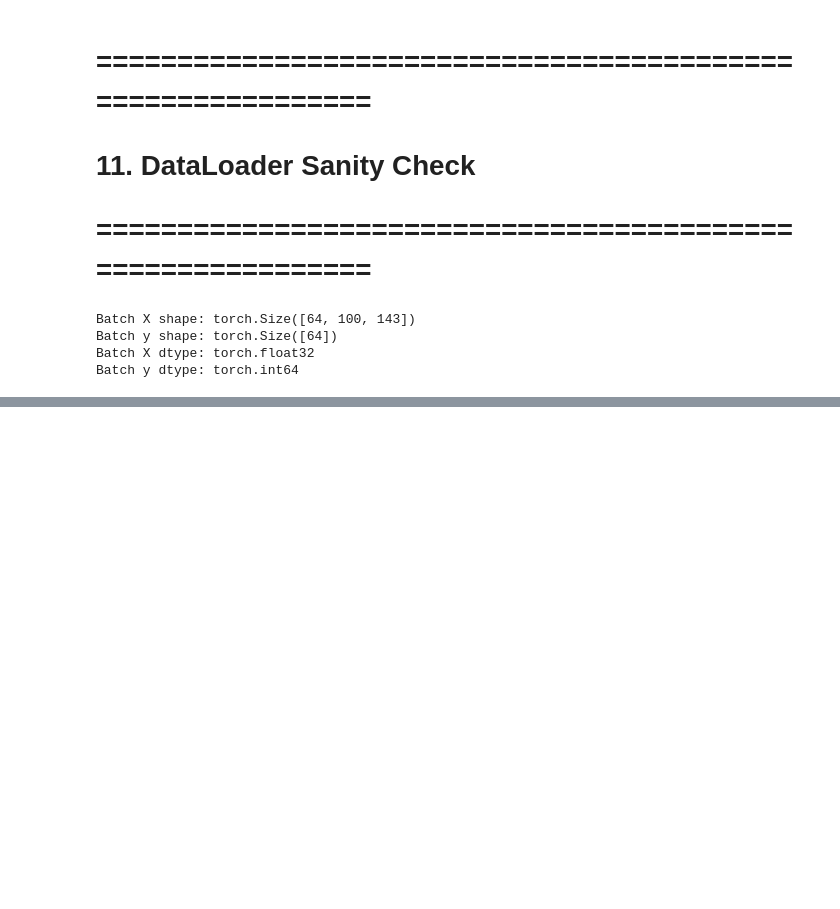
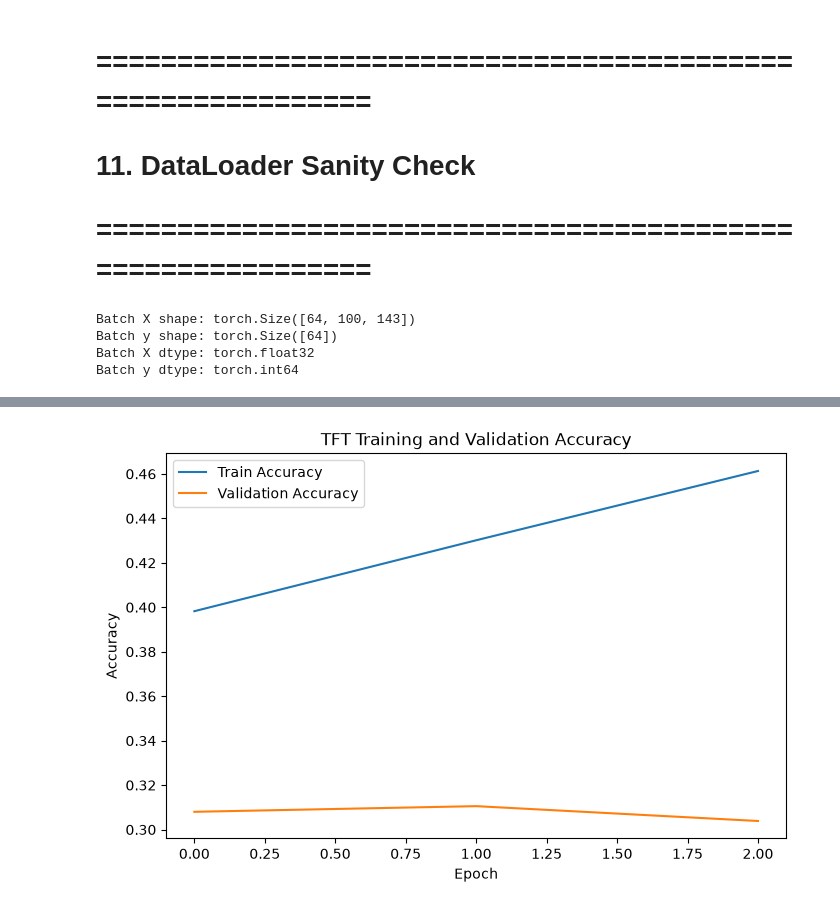
Before and after one commit to Devansh1-tech/QuantFormer-Multimodal-Order-Book-Sentiment-Transformer, a Jupyter notebook: notebooks/05_TFT.ipynb, the cells around one changed output, grey strips where cells are left out. Saved outputs shown, nothing was run; the diff lists cells and outputs as text; code cells hidden in the pictures; blank space fills up the shorter version.

```diff
--- a/notebooks/05_TFT.ipynb
+++ b/notebooks/05_TFT.ipynb
@@ -264,0 +907,27 @@ Batch y dtype: torch.int64
+# %%
+
+model.train()
+
+X_batch, y_batch = next(iter(train_loader))
+
+X_batch = X_batch.to(device)
+y_batch = y_batch.to(device)
+
+optimizer.zero_grad()
+
+logits, attention_weights = model(X_batch)
+
+loss = criterion(logits, y_batch)
+
+loss.backward()
+
+torch.nn.utils.clip_grad_norm_(
+    model.parameters(),
+    max_norm=1.0
+)
+
+optimizer.step()
+
+print("Single-batch training test successful!")
+print("Batch loss:", loss.item())
+print("Logits shape:", logits.shape)
@@ -264,0 +1197,20 @@ Batch y dtype: torch.int64
+# %%
+plt.figure(figsize=(8, 5))
+
+plt.plot(
+    history["train_accuracy"],
+    label="Train Accuracy"
+)
+
+plt.plot(
+    history["val_accuracy"],
+    label="Validation Accuracy"
+)
+
+plt.xlabel("Epoch")
+plt.ylabel("Accuracy")
+plt.title("TFT Training and Validation Accuracy")
+plt.legend()
+plt.show()
+# %% [output]
+[figure, added]
```
Also changed, not shown: parts of 66 cells of this notebook, 1 other file.
